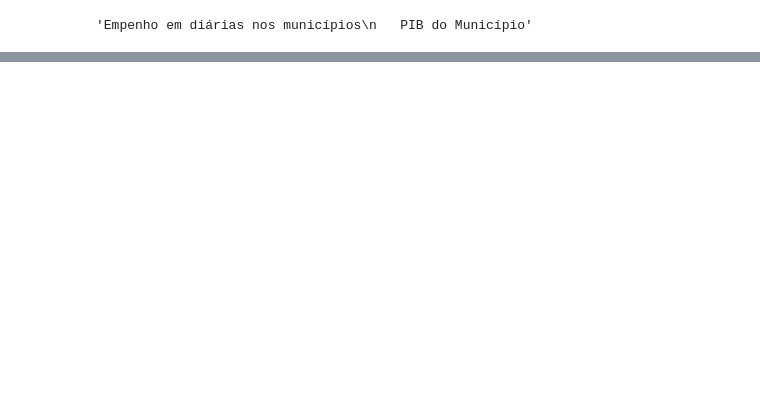
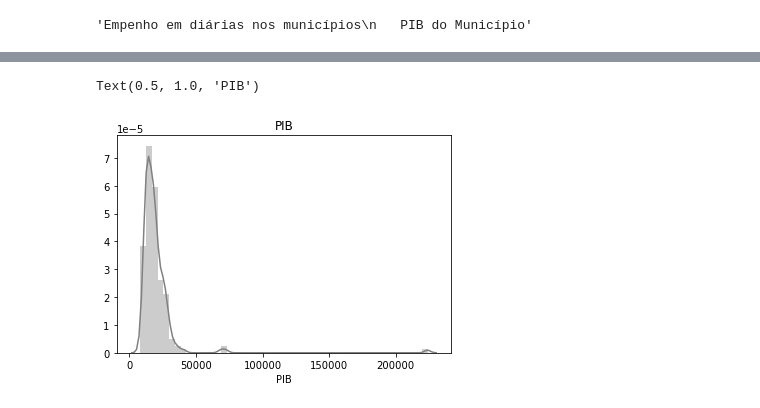
Before and after one commit to flp1993/Data_Science, a Jupyter notebook: Env_DS/13. Graficos, Visualização e DashBoards/9. Faça você mesmo.ipynb, the cells around one changed output, grey strips where cells are left out. Saved outputs shown, nothing was run; the diff lists cells and outputs as text; code cells hidden in the pictures; blank space fills up the shorter version.

```diff
--- a/Env_DS/13. Graficos, Visualização e DashBoards/9. Faça você mesmo.ipynb
+++ b/Env_DS/13. Graficos, Visualização e DashBoards/9. Faça você mesmo.ipynb
@@ -20,0 +47,6 @@ dados.head()
+# %%
+srn.distplot(dados.iloc[:,2], hist = True, kde = True,
+            color = 'gray',).set_title('PIB')
+# %% [output]
+Text(0.5, 1.0, 'PIB')
+[figure, added]
```
Also changed, not shown: parts of 10 cells of this notebook, 2 other files.
